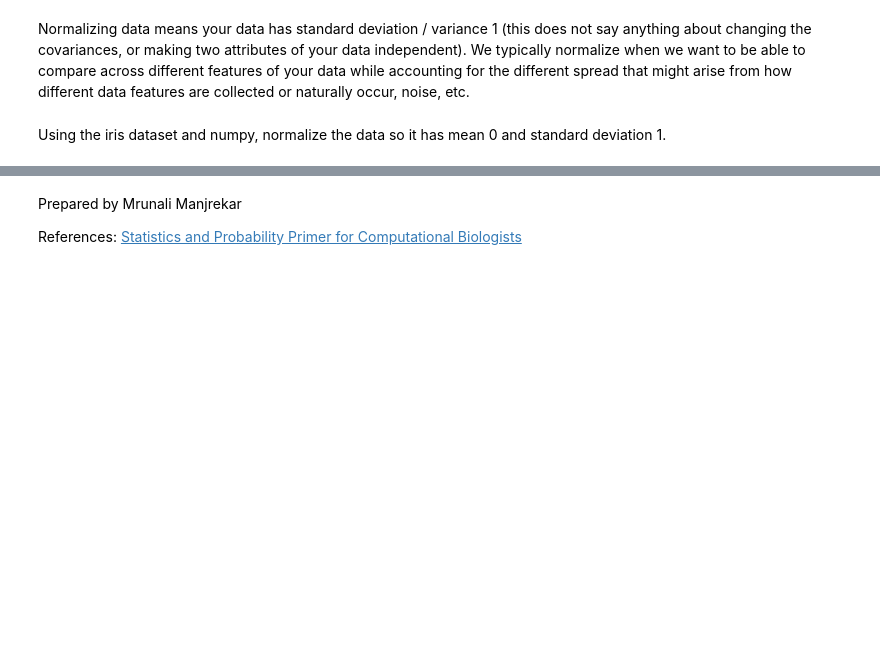
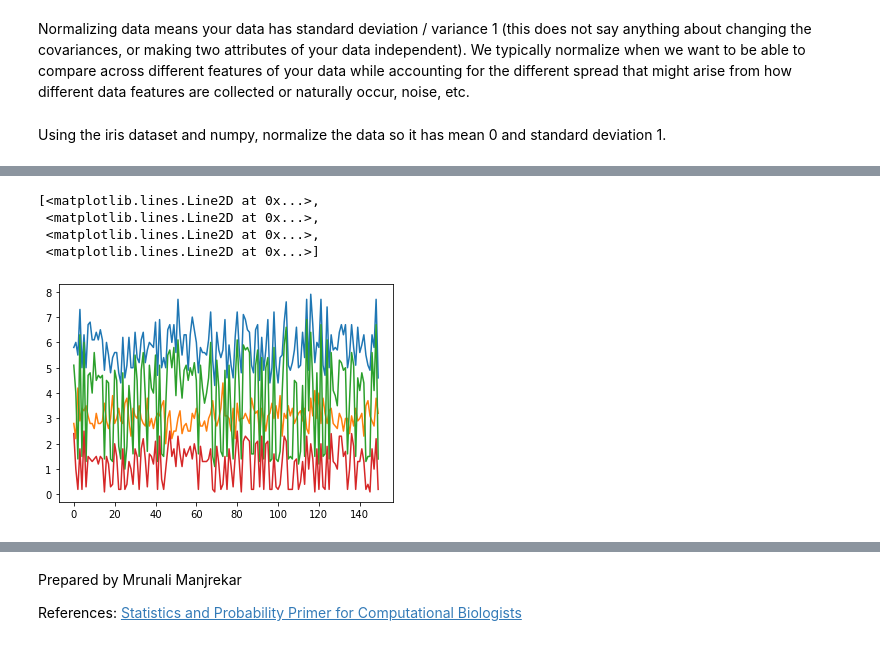
Before and after one commit to jrussell25/qbio-python, a Jupyter notebook: week4/week4_distributions.ipynb, the cells around one changed output, grey strips where cells are left out. Cells and saved outputs as stored; diff of their text form; code cells hidden in the pictures; blank space fills up the shorter version.

```diff
--- a/week4/week4_distributions.ipynb
+++ b/week4/week4_distributions.ipynb
@@ -78,3 +112,7 @@ Centered data means your data has mean 0. It's useful for when your downstream m
 Normalizing data means your data has standard deviation / variance 1 (this does not say anything about changing the covariances, or making two attributes of your data independent). We typically normalize when we want to be able to compare across different features of your data while accounting for the different spread that might arise from how different data features are collected or naturally occur, noise, etc.
 # %% [markdown]
 Using the iris dataset and numpy, normalize the data so it has mean 0 and standard deviation 1.
+# %%
+from sklearn import datasets
+import numpy as np
+X, y = datasets.load_iris(return_X_y=True)
@@ -80,0 +149,11 @@ Using the iris dataset and numpy, normalize the data so it has mean 0 and standa
+# %%
+from sklearn.utils import shuffle
+X, y = shuffle(X,y, random_state=0)
+# %%
+plt.plot(X) # right now there
+# %% [output]
+[<matplotlib.lines.Line2D at 0x...>,
+ <matplotlib.lines.Line2D at 0x...>,
+ <matplotlib.lines.Line2D at 0x...>,
+ <matplotlib.lines.Line2D at 0x...>]
+[figure, added]
```
Also changed, not shown: parts of 18 cells of this notebook.
